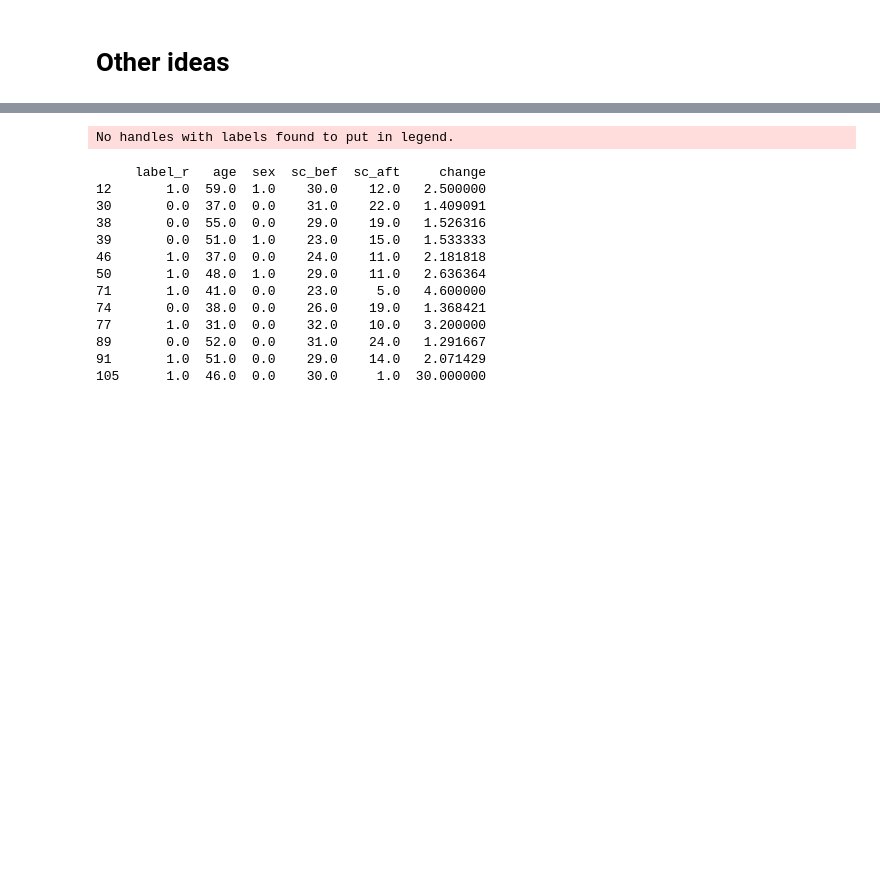
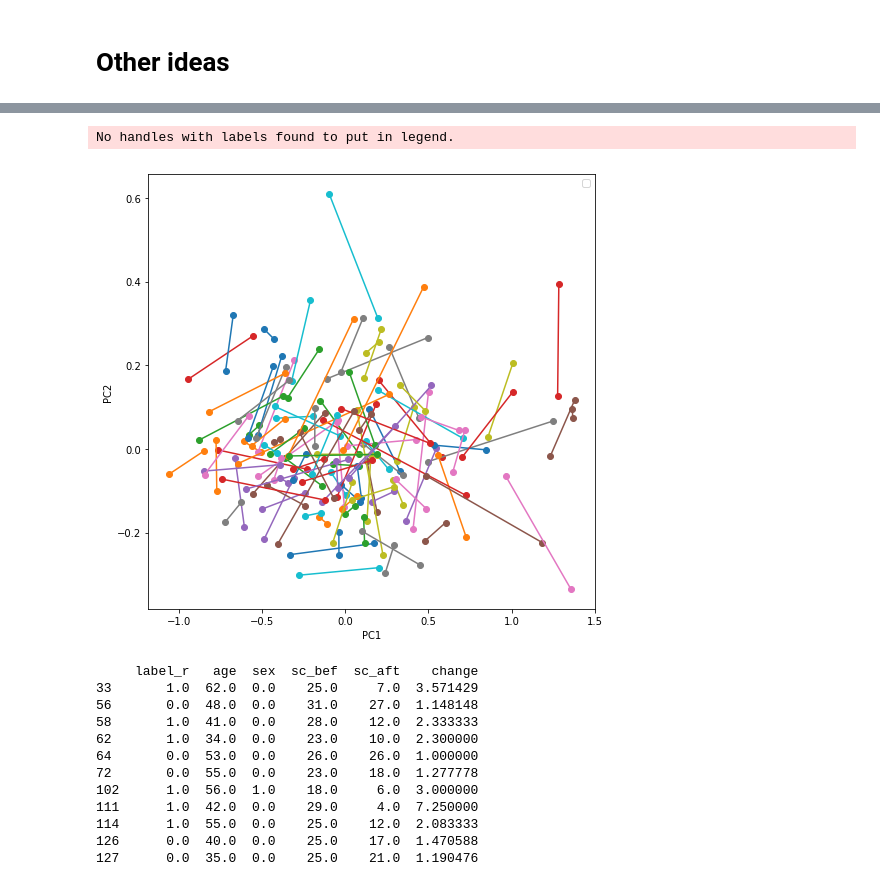
Before and after one commit to mirgee/thesis_project, a Jupyter notebook: notebooks/03-analyze-nl-results.ipynb, the cells around one changed output, grey strips where cells are left out. Saved outputs shown, nothing was run; the diff lists cells and outputs as text; code cells hidden in the pictures; blank space fills up the shorter version.

```diff
--- a/notebooks/03-analyze-nl-results.ipynb
+++ b/notebooks/03-analyze-nl-results.ipynb
@@ -422,13 +402,15 @@ def plot_pca_pairs_2d(df_first, df_second, title=""):
     plt.xlabel('PC1')
     plt.ylabel('PC2')
     for i in range(len(first)):
-        plt.plot(first[i,:], second[i,:], 'o-')
+        xs = [first[i, 0], second[i, 0]]
+        ys = [first[i, 1], second[i, 1]]
+        plt.plot(xs, ys, 'o-')
 
     plt.title(title)
     plt.legend()
     plt.show()
 
-df, df_bef, df_aft = prepare_dfs('lyap')
+df, df_bef, df_aft = prepare_dfs('sampen')
 
 plot_pca_pairs_2d(df_bef, df_aft, title="")
 # %% [output]
@@ -437,4 +417,5 @@ plot_pca_pairs_2d(df_bef, df_aft, title="")
 No handles with labels found to put in legend.
+[figure, added]
 # %%
 # For each person, plot their distance between before / after
 from math import sqrt
@@ -456,20 +437,19 @@ def filter_by_distance(df_first, df_second, n_components=3):
     print(df.loc[:, ['label_r', 'age', 'sex', 'sc_bef', 'sc_aft', 'change']])
 
 
-df, df_bef, df_aft = prepare_dfs('lyap')
+df, df_bef, df_aft = prepare_dfs('sampen')
 
 filter_by_distance(df_bef, df_aft)
 # %% [output]
-     label_r   age  sex  sc_bef  sc_aft     change
-12       1.0  59.0  1.0    30.0    12.0   2.500000
-30       0.0  37.0  0.0    31.0    22.0   1.409091
-38       0.0  55.0  0.0    29.0    19.0   1.526316
-39       0.0  51.0  1.0    23.0    15.0   1.533333
-46       1.0  37.0  0.0    24.0    11.0   2.181818
-50       1.0  48.0  1.0    29.0    11.0   2.636364
-71       1.0  41.0  0.0    23.0     5.0   4.600000
-74       0.0  38.0  0.0    26.0    19.0   1.368421
-77       1.0  31.0  0.0    32.0    10.0   3.200000
-89       0.0  52.0  0.0    31.0    24.0   1.291667
-91       1.0  51.0  0.0    29.0    14.0   2.071429
-105      1.0  46.0  0.0    30.0     1.0  30.000000
+     label_r   age  sex  sc_bef  sc_aft    change
+33       1.0  62.0  0.0    25.0     7.0  3.571429
+56       0.0  48.0  0.0    31.0    27.0  1.148148
+58       1.0  41.0  0.0    28.0    12.0  2.333333
+62       1.0  34.0  0.0    23.0    10.0  2.300000
+64       0.0  53.0  0.0    26.0    26.0  1.000000
+72       0.0  55.0  0.0    23.0    18.0  1.277778
+102      1.0  56.0  1.0    18.0     6.0  3.000000
+111      1.0  42.0  0.0    29.0     4.0  7.250000
+114      1.0  55.0  0.0    25.0    12.0  2.083333
+126      0.0  40.0  0.0    25.0    17.0  1.470588
+127      0.0  35.0  0.0    25.0    21.0  1.190476
```
Also changed, not shown: parts of 9 cells of this notebook, 11 other files.
